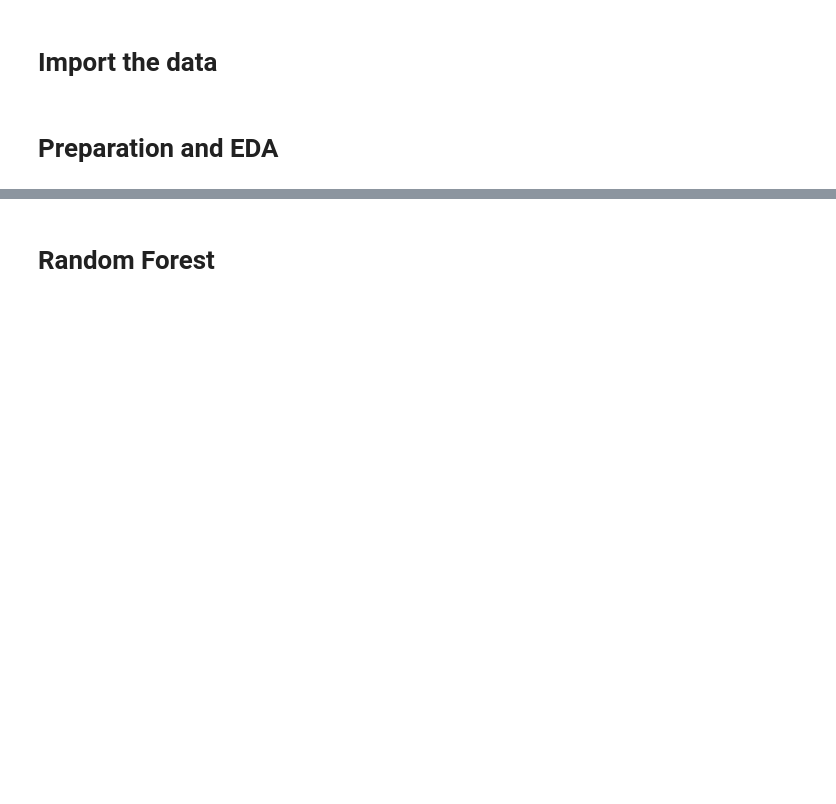
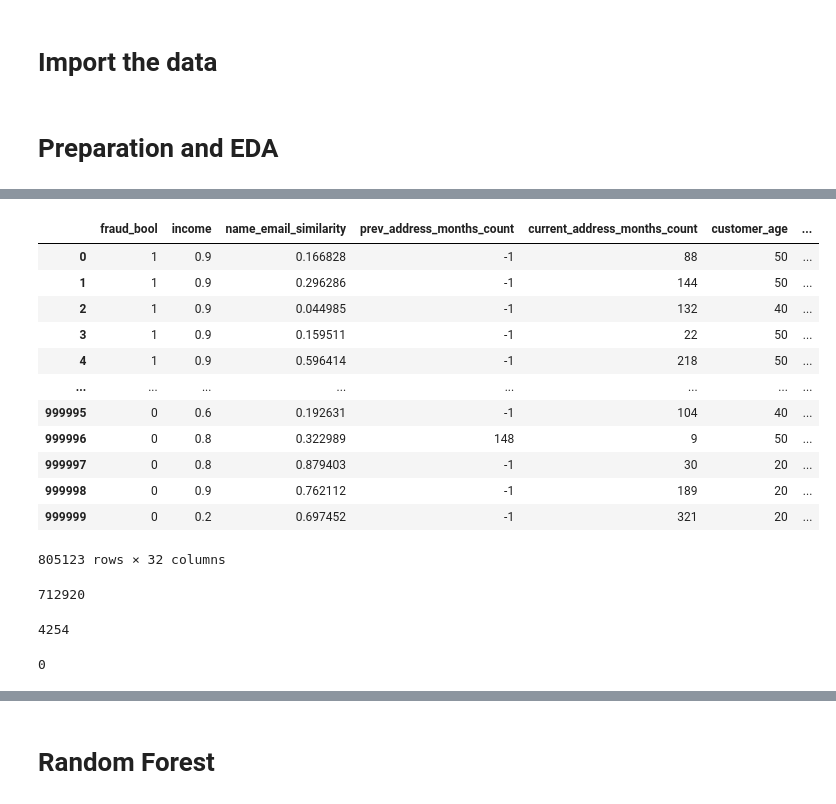
Before and after one commit to OJBibby/ML-Zoomcamp-Capstone1, a Jupyter notebook: capstone1.ipynb, the cells around one changed output, grey strips where cells are left out. Saved outputs shown, nothing was run; the diff lists cells and outputs as text; code cells hidden in the pictures; blank space fills up the shorter version.

```diff
--- a/capstone1.ipynb
+++ b/capstone1.ipynb
@@ -20,0 +51,24 @@ df.isna().sum()
+# %%
+df[df.eq(-1).any(1)]
+# %% [output]
+|  | fraud_bool | income | name_email_similarity | prev_address_months_count | current_address_months_count | customer_age | ... |
+| 0 | 1 | 0.9 | 0.166828 | -1 | 88 | 50 | ... |
+| 1 | 1 | 0.9 | 0.296286 | -1 | 144 | 50 | ... |
+| 2 | 1 | 0.9 | 0.044985 | -1 | 132 | 40 | ... |
+| 3 | 1 | 0.9 | 0.159511 | -1 | 22 | 50 | ... |
+| 4 | 1 | 0.9 | 0.596414 | -1 | 218 | 50 | ... |
+| ... | ... | ... | ... | ... | ... | ... | ... |
+| 999995 | 0 | 0.6 | 0.192631 | -1 | 104 | 40 | ... |
+| 999996 | 0 | 0.8 | 0.322989 | 148 | 9 | 50 | ... |
+| 999997 | 0 | 0.8 | 0.879403 | -1 | 30 | 20 | ... |
+| 999998 | 0 | 0.9 | 0.762112 | -1 | 189 | 20 | ... |
+| 999999 | 0 | 0.2 | 0.697452 | -1 | 321 | 20 | ... |
+805123 rows × 32 columns
+# %%
+df['prev_address_months_count'][df['prev_address_months_count'] == -1].count()
+# %% [output]
+712920
+# %%
+df['current_address_months_count'][df['current_address_months_count'] == -1].count()
+# %% [output]
+4254
@@ -20,0 +79,4 @@ df.isna().sum()
+# %%
+df['current_address_months_count'][df['current_address_months_count'] == -1].count()
+# %% [output]
+0
```
Also changed, not shown: parts of 69 cells of this notebook.
